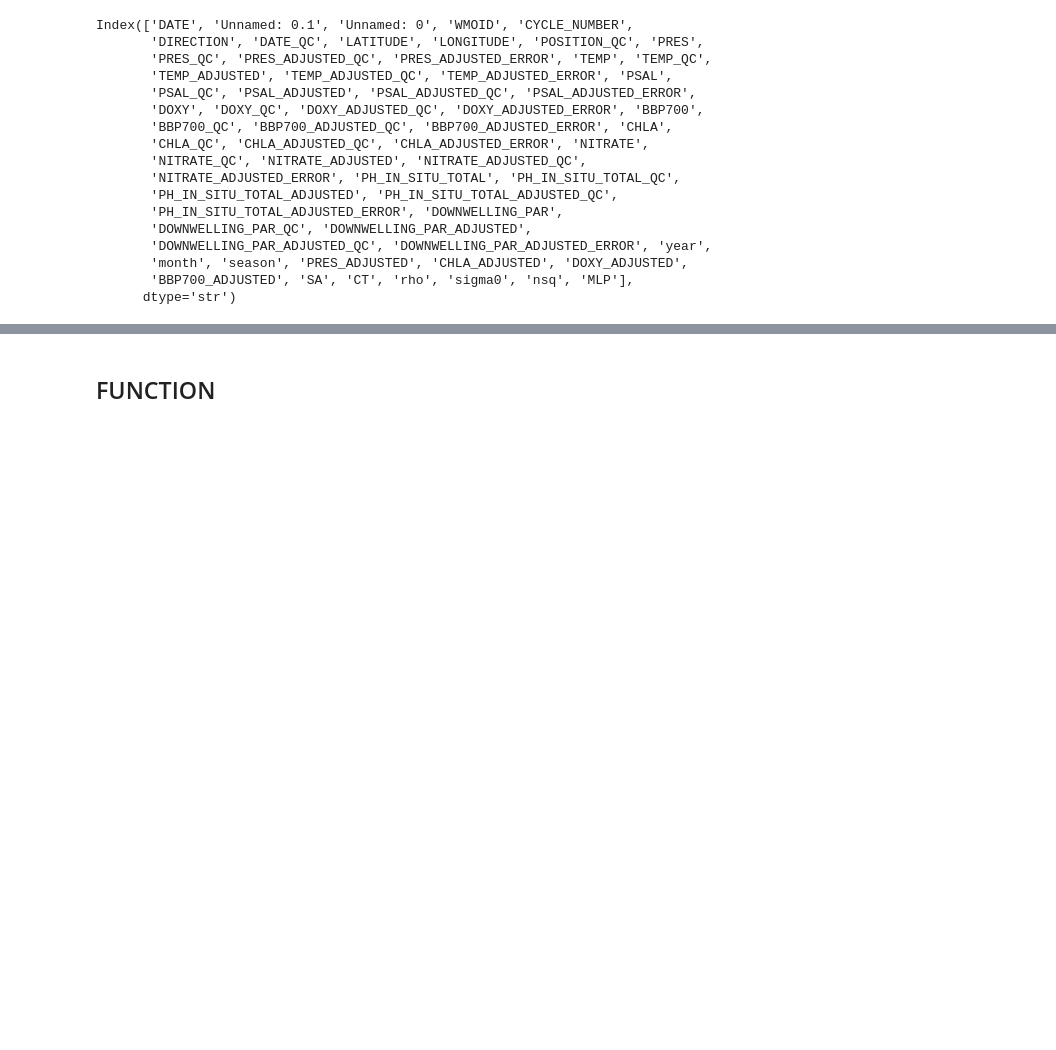
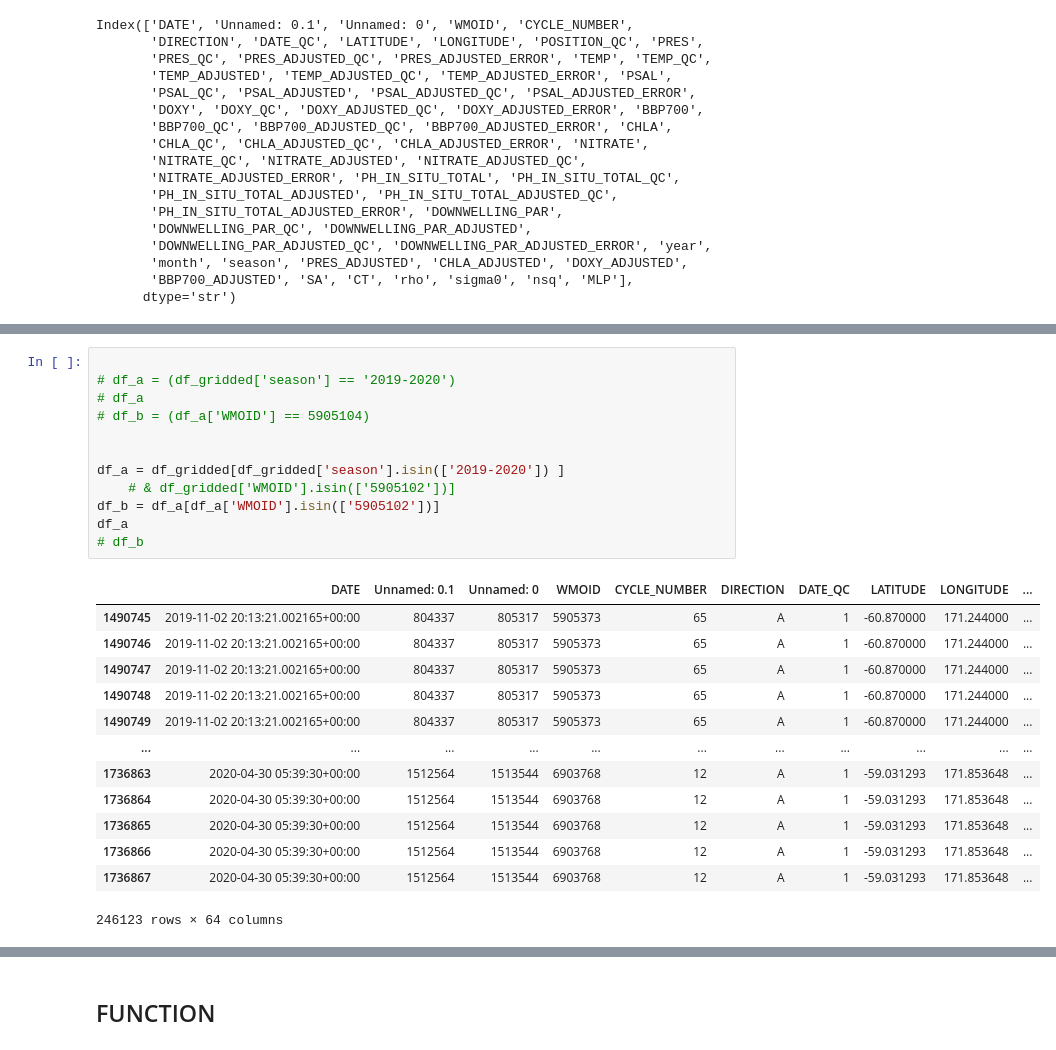
Before and after one commit to Lilah-Asalie/IBIS_Project, a Jupyter notebook: New_Subplots_ProMonths.ipynb, the cells around one changed output, grey strips where cells are left out. Cells and saved outputs as stored; diff of their text form; blank space fills up the shorter version.

```diff
--- a/New_Subplots_ProMonths.ipynb
+++ b/New_Subplots_ProMonths.ipynb
@@ -295,0 +296,26 @@ ax.invert_yaxis()
+# %%
+
+# df_a = (df_gridded['season'] == '2019-2020')
+# df_a
+# df_b = (df_a['WMOID'] == 5905104)
+
+
+df_a = df_gridded[df_gridded['season'].isin(['2019-2020']) ]
+    # & df_gridded['WMOID'].isin(['5905102'])]
+df_b = df_a[df_a['WMOID'].isin(['5905102'])]
+df_a
+# df_b
+# %% [output]
+|  | DATE | Unnamed: 0.1 | Unnamed: 0 | WMOID | CYCLE_NUMBER | DIRECTION | DATE_QC | LATITUDE | LONGITUDE | ... |
+| 1490745 | 2019-11-02 20:13:21.002165+00:00 | 804337 | 805317 | 5905373 | 65 | A | 1 | -60.870000 | 171.244000 | ... |
+| 1490746 | 2019-11-02 20:13:21.002165+00:00 | 804337 | 805317 | 5905373 | 65 | A | 1 | -60.870000 | 171.244000 | ... |
+| 1490747 | 2019-11-02 20:13:21.002165+00:00 | 804337 | 805317 | 5905373 | 65 | A | 1 | -60.870000 | 171.244000 | ... |
+| 1490748 | 2019-11-02 20:13:21.002165+00:00 | 804337 | 805317 | 5905373 | 65 | A | 1 | -60.870000 | 171.244000 | ... |
+| 1490749 | 2019-11-02 20:13:21.002165+00:00 | 804337 | 805317 | 5905373 | 65 | A | 1 | -60.870000 | 171.244000 | ... |
+| ... | ... | ... | ... | ... | ... | ... | ... | ... | ... | ... |
+| 1736863 | 2020-04-30 05:39:30+00:00 | 1512564 | 1513544 | 6903768 | 12 | A | 1 | -59.031293 | 171.853648 | ... |
+| 1736864 | 2020-04-30 05:39:30+00:00 | 1512564 | 1513544 | 6903768 | 12 | A | 1 | -59.031293 | 171.853648 | ... |
+| 1736865 | 2020-04-30 05:39:30+00:00 | 1512564 | 1513544 | 6903768 | 12 | A | 1 | -59.031293 | 171.853648 | ... |
+| 1736866 | 2020-04-30 05:39:30+00:00 | 1512564 | 1513544 | 6903768 | 12 | A | 1 | -59.031293 | 171.853648 | ... |
+| 1736867 | 2020-04-30 05:39:30+00:00 | 1512564 | 1513544 | 6903768 | 12 | A | 1 | -59.031293 | 171.853648 | ... |
+246123 rows × 64 columns
```
Also changed, not shown: parts of 3 cells of this notebook.
